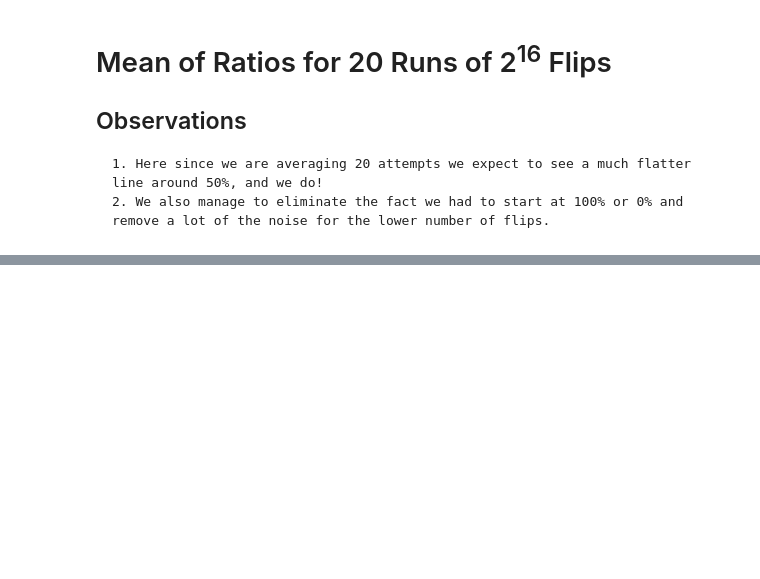
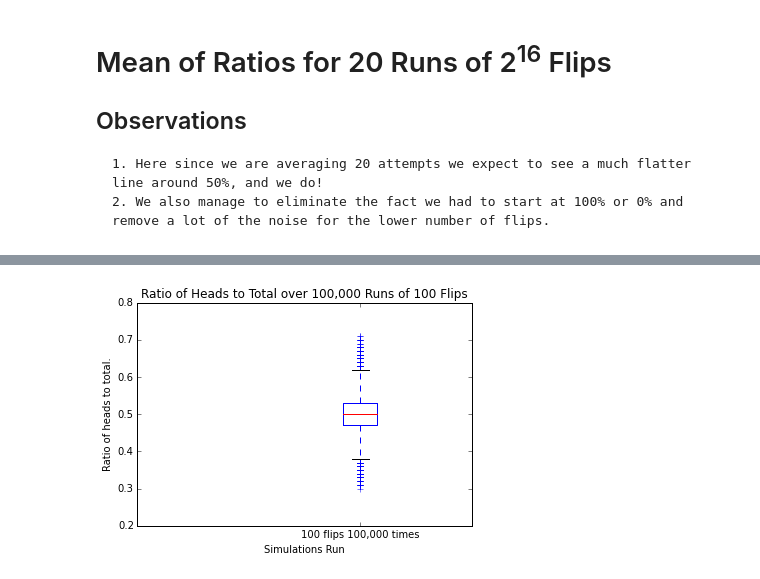
Before and after one commit to Shea-Wolfe/flipping-out, a Jupyter notebook: coin-flips.ipynb, the cells around one changed output, grey strips where cells are left out. Cells and saved outputs as stored; diff of their text form; code cells hidden in the pictures; blank space fills up the shorter version.

```diff
--- a/coin-flips.ipynb
+++ b/coin-flips.ipynb
@@ -149,0 +163,9 @@ plt.show()
+# %%
+plt.boxplot(ratio_hkh_data)
+plt.xlabel('Simulations Run')
+plt.xticks(range(2),['','100 flips 100,000 times'])
+plt.ylabel('Ratio of heads to total.')
+plt.title('Ratio of Heads to Total over 100,000 Runs of 100 Flips')
+plt.show()
+# %% [output]
+[figure, added]
```
Also changed, not shown: parts of 18 cells of this notebook.
